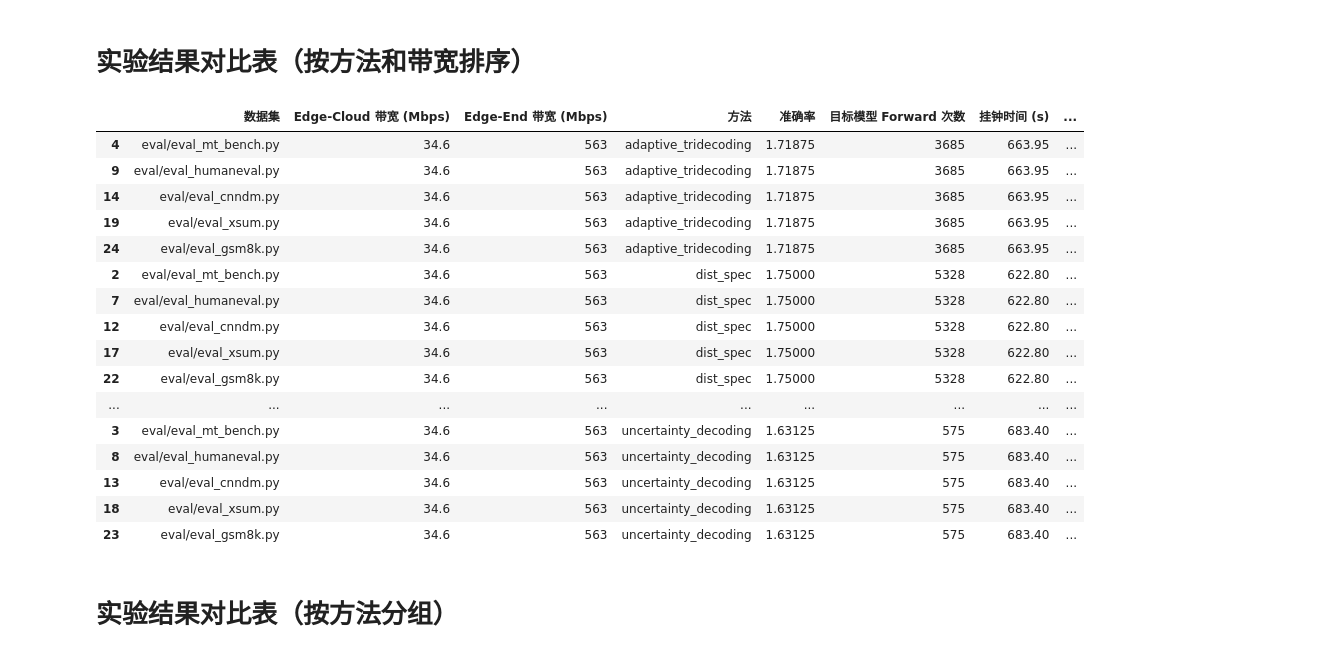
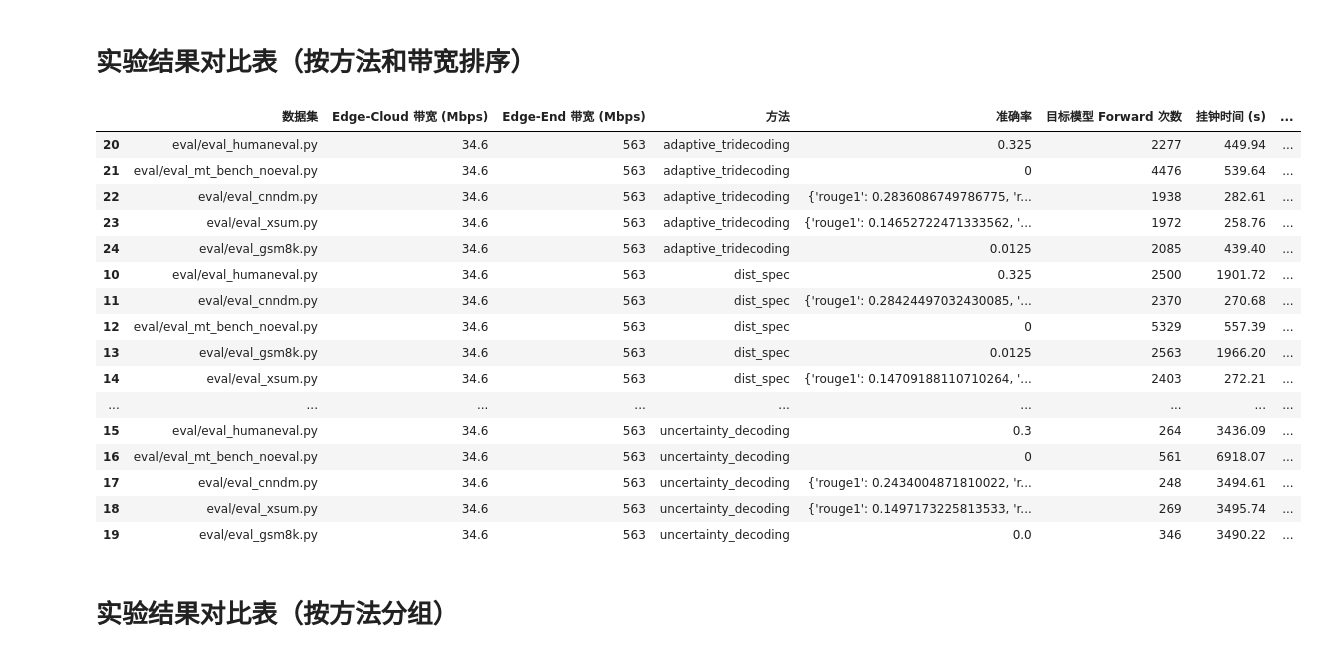
Before and after one commit to Nanji-Huaji/DuoDecoding, a Jupyter notebook: table_generator_ver2.ipynb, the cells around one changed output. Cells and saved outputs as stored; diff of their text form; code cells hidden in the pictures.

```diff
--- a/table_generator_ver2.ipynb
+++ b/table_generator_ver2.ipynb
@@ -112,7 +112,28 @@ def generate_grouped_tables(df):
         # 生成表格
         table = group_df_sorted.to_markdown(index=False, tablefmt="github")
 
-        all_tables.append(f"## {method}\n\n{table}\n")
+        all_tables.append(f"## 方法: {method}\n\n{table}\n")
+
+    return "\n".join(all_tables)
+
+
+def generate_dataset_grouped_tables(df):
+    """按数据集分组生成多个表格"""
+    # 按数据集分组
+    grouped = df.groupby("数据集")
+
+    all_tables = []
+
+    for dataset, group_df in grouped:
+        # 排序：按方法排序，带宽降序
+        group_df_sorted = group_df.sort_values(
+            ["方法", "Edge-Cloud 带宽 (Mbps)"], ascending=[True, False]
+        )
+
+        # 生成表格
+        table = group_df_sorted.to_markdown(index=False, tablefmt="github")
+
+        all_tables.append(f"## 数据集: {dataset}\n\n{table}\n")
 
     return "\n".join(all_tables)
 
@@ -133,6 +154,7 @@ def jupyter_display(df):
 
     # 直接显示 DataFrame 对象，Jupyter 会将其渲染为 HTML 表格
     display(df_sorted)
+
     # --- 2. 显示按方法分组的表格 ---
     display(Markdown("# 实验结果对比表（按方法分组）"))
 
@@ -141,7 +163,7 @@ def jupyter_display(df):
     # 遍历每个分组并分别显示
     for method, group_df in grouped:
         # 显示分组标题
-        display(Markdown(f"## {method}"))
+        display(Markdown(f"## 方法: {method}"))
 
         # 对当前分组的 DataFrame 进行排序
         group_df_sorted = group_df.sort_values(
@@ -150,52 +172,74 @@ def jupyter_display(df):
 
         # 显示排序后的分组 DataFrame
         display(group_df_sorted)
 
+    # --- 3. 显示按数据集分组的表格 ---
+    display(Markdown("# 实验结果对比表（按数据集分组）"))
+
+    # 按数据集进行分组
+    grouped_ds = df.groupby("数据集")
+    for dataset, group_df in grouped_ds:
+        # 显示分组标题
+        display(Markdown(f"## 数据集: {dataset}"))
+
+        # 排序：按方法排序，带宽降序
+        group_df_sorted = group_df.sort_values(
+            ["方法", "Edge-Cloud 带宽 (Mbps)"], ascending=[True, False]
+        )
+
+        # 显示排序后的分组 DataFrame
+        display(group_df_sorted)
+
 
 def main():
     # 读取实验数据
-    file_path = "experiment_summary_20260115_164915.json"
+    file_path = "experiment_summary_20260122_211331.json"
     experiments = read_experiment_data(file_path)
     experiment_data = extract_experiment_info(experiments)
 
     # process data to dataframe and add new metrics
     df = process_data(experiment_data)
 
     unified_table = generate_markdown_table(df)
-    grouped_tables = generate_grouped_tables(df)
+    method_grouped_tables = generate_grouped_tables(df)
+    dataset_grouped_tables = generate_dataset_grouped_tables(df)
 
     jupyter_display(df)
 
     # 保存到文件
     with open("experiment_results_table.md", "w", encoding="utf-8") as f:
-        f.write("# 实验结果对比表（按方法和带宽排序）\n\n")
+        f.write("# 实验结果对比表\n\n")
+        f.write("## 1. 统一对比表（按方法和带宽排序）\n\n")
         f.write(unified_table)
         f.write("\n\n" + "=" * 80 + "\n\n")
-        f.write("# 实验结果对比表（按方法分组）\n\n")
-        f.write(grouped_tables)
+        f.write("## 2. 按方法分组表格\n\n")
+        f.write(method_grouped_tables)
+        f.write("\n\n" + "=" * 80 + "\n\n")
+        f.write("## 3. 按数据集分组表格\n\n")
+        f.write(dataset_grouped_tables)
 
     print("\n表格已保存到 experiment_results_table.md 文件中")
 
 
 if __name__ == "__main__":
     main()
 # %% [output]
 # 实验结果对比表（按方法和带宽排序）
 |  | 数据集 | Edge-Cloud 带宽 (Mbps) | Edge-End 带宽 (Mbps) | 方法 | 准确率 | 目标模型 Forward 次数 | 挂钟时间 (s) | ... |
-| 4 | eval/eval_mt_bench.py | 34.6 | 563 | adaptive_tridecoding | 1.71875 | 3685 | 663.95 | ... |
-| 9 | eval/eval_humaneval.py | 34.6 | 563 | adaptive_tridecoding | 1.71875 | 3685 | 663.95 | ... |
-| 14 | eval/eval_cnndm.py | 34.6 | 563 | adaptive_tridecoding | 1.71875 | 3685 | 663.95 | ... |
-| 19 | eval/eval_xsum.py | 34.6 | 563 | adaptive_tridecoding | 1.71875 | 3685 | 663.95 | ... |
-| 24 | eval/eval_gsm8k.py | 34.6 | 563 | adaptive_tridecoding | 1.71875 | 3685 | 663.95 | ... |
-| 2 | eval/eval_mt_bench.py | 34.6 | 563 | dist_spec | 1.75000 | 5328 | 622.80 | ... |
-| 7 | eval/eval_humaneval.py | 34.6 | 563 | dist_spec | 1.75000 | 5328 | 622.80 | ... |
-| 12 | eval/eval_cnndm.py | 34.6 | 563 | dist_spec | 1.75000 | 5328 | 622.80 | ... |
-| 17 | eval/eval_xsum.py | 34.6 | 563 | dist_spec | 1.75000 | 5328 | 622.80 | ... |
-| 22 | eval/eval_gsm8k.py | 34.6 | 563 | dist_spec | 1.75000 | 5328 | 622.80 | ... |
+| 20 | eval/eval_humaneval.py | 34.6 | 563 | adaptive_tridecoding | 0.325 | 2277 | 449.94 | ... |
+| 21 | eval/eval_mt_bench_noeval.py | 34.6 | 563 | adaptive_tridecoding | 0 | 4476 | 539.64 | ... |
+| 22 | eval/eval_cnndm.py | 34.6 | 563 | adaptive_tridecoding | {'rouge1': 0.2836086749786775, 'r... | 1938 | 282.61 | ... |
+| 23 | eval/eval_xsum.py | 34.6 | 563 | adaptive_tridecoding | {'rouge1': 0.14652722471333562, '... | 1972 | 258.76 | ... |
+| 24 | eval/eval_gsm8k.py | 34.6 | 563 | adaptive_tridecoding | 0.0125 | 2085 | 439.40 | ... |
+| 10 | eval/eval_humaneval.py | 34.6 | 563 | dist_spec | 0.325 | 2500 | 1901.72 | ... |
+| 11 | eval/eval_cnndm.py | 34.6 | 563 | dist_spec | {'rouge1': 0.28424497032430085, '... | 2370 | 270.68 | ... |
+| 12 | eval/eval_mt_bench_noeval.py | 34.6 | 563 | dist_spec | 0 | 5329 | 557.39 | ... |
+| 13 | eval/eval_gsm8k.py | 34.6 | 563 | dist_spec | 0.0125 | 2563 | 1966.20 | ... |
+| 14 | eval/eval_xsum.py | 34.6 | 563 | dist_spec | {'rouge1': 0.14709188110710264, '... | 2403 | 272.21 | ... |
 | ... | ... | ... | ... | ... | ... | ... | ... | ... |
-| 3 | eval/eval_mt_bench.py | 34.6 | 563 | uncertainty_decoding | 1.63125 | 575 | 683.40 | ... |
-| 8 | eval/eval_humaneval.py | 34.6 | 563 | uncertainty_decoding | 1.63125 | 575 | 683.40 | ... |
-| 13 | eval/eval_cnndm.py | 34.6 | 563 | uncertainty_decoding | 1.63125 | 575 | 683.40 | ... |
-| 18 | eval/eval_xsum.py | 34.6 | 563 | uncertainty_decoding | 1.63125 | 575 | 683.40 | ... |
-| 23 | eval/eval_gsm8k.py | 34.6 | 563 | uncertainty_decoding | 1.63125 | 575 | 683.40 | ... |
+| 15 | eval/eval_humaneval.py | 34.6 | 563 | uncertainty_decoding | 0.3 | 264 | 3436.09 | ... |
+| 16 | eval/eval_mt_bench_noeval.py | 34.6 | 563 | uncertainty_decoding | 0 | 561 | 6918.07 | ... |
+| 17 | eval/eval_cnndm.py | 34.6 | 563 | uncertainty_decoding | {'rouge1': 0.2434004871810022, 'r... | 248 | 3494.61 | ... |
+| 18 | eval/eval_xsum.py | 34.6 | 563 | uncertainty_decoding | {'rouge1': 0.1497173225813533, 'r... | 269 | 3495.74 | ... |
+| 19 | eval/eval_gsm8k.py | 34.6 | 563 | uncertainty_decoding | 0.0 | 346 | 3490.22 | ... |
 # 实验结果对比表（按方法分组）
```
Also changed, not shown: parts of 1 cell of this notebook, 5 other files.
